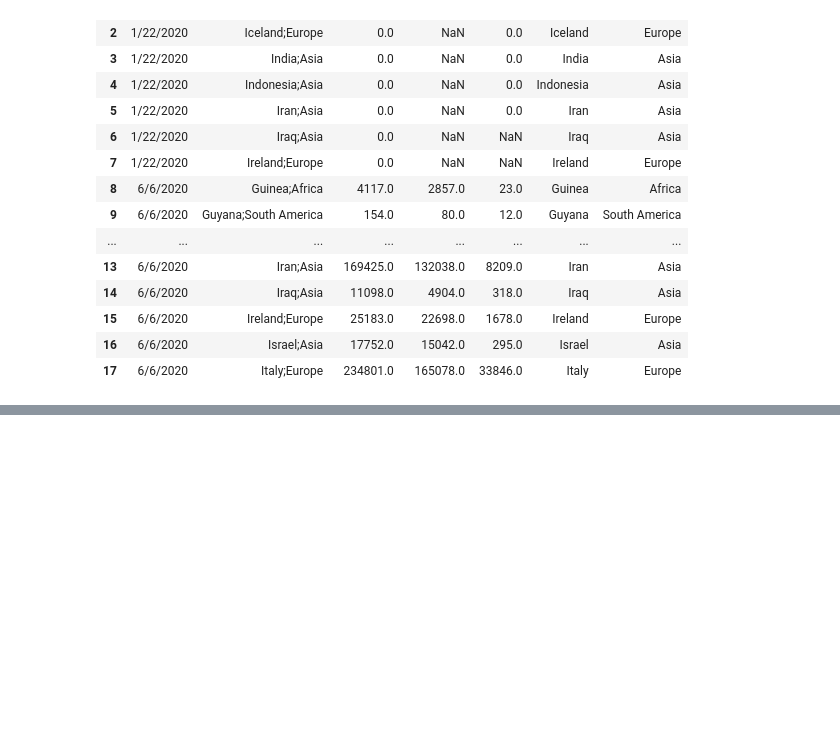
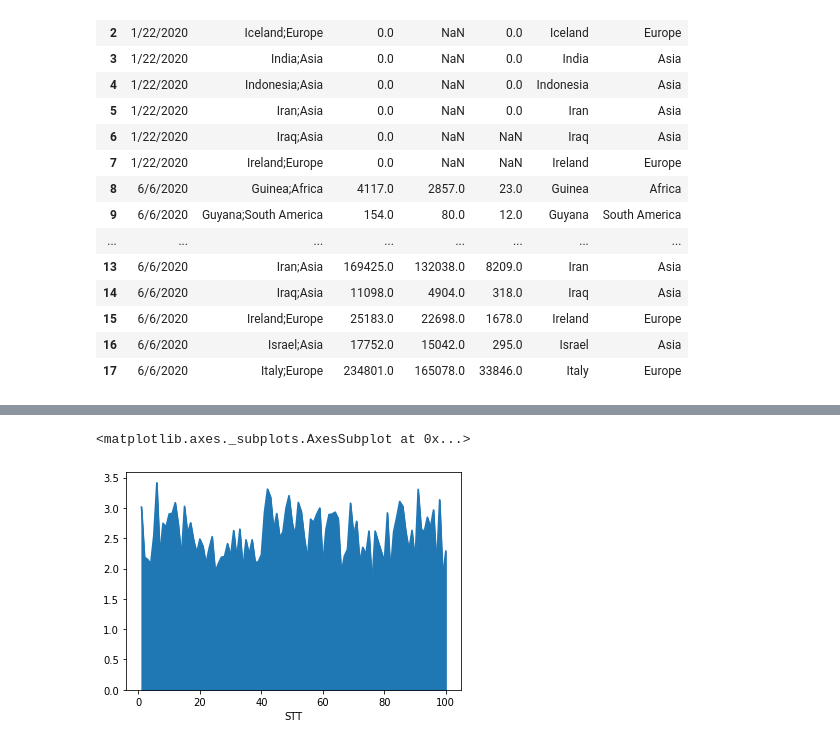
Before and after one commit to long945/DataAnalyze, a Jupyter notebook: HocSauLab02.ipynb, the cells around one changed output, grey strips where cells are left out. Cells and saved outputs as stored; diff of their text form; code cells hidden in the pictures; blank space fills up the shorter version.

```diff
--- a/HocSauLab02.ipynb
+++ b/HocSauLab02.ipynb
@@ -205,0 +307,5 @@ SyntaxError: ignored
+# %%
+Dataframe['US_TMN2'].plot.area()
+# %% [output]
+<matplotlib.axes._subplots.AxesSubplot at 0x...>
+[figure, added]
```
Also changed, not shown: parts of 31 cells of this notebook.
